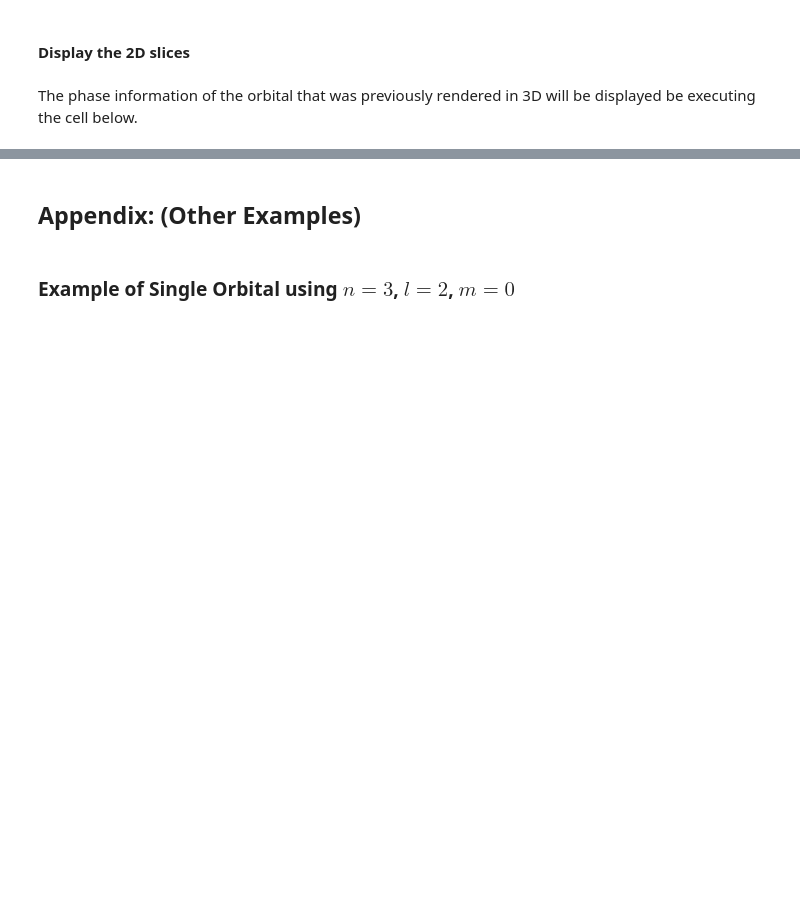
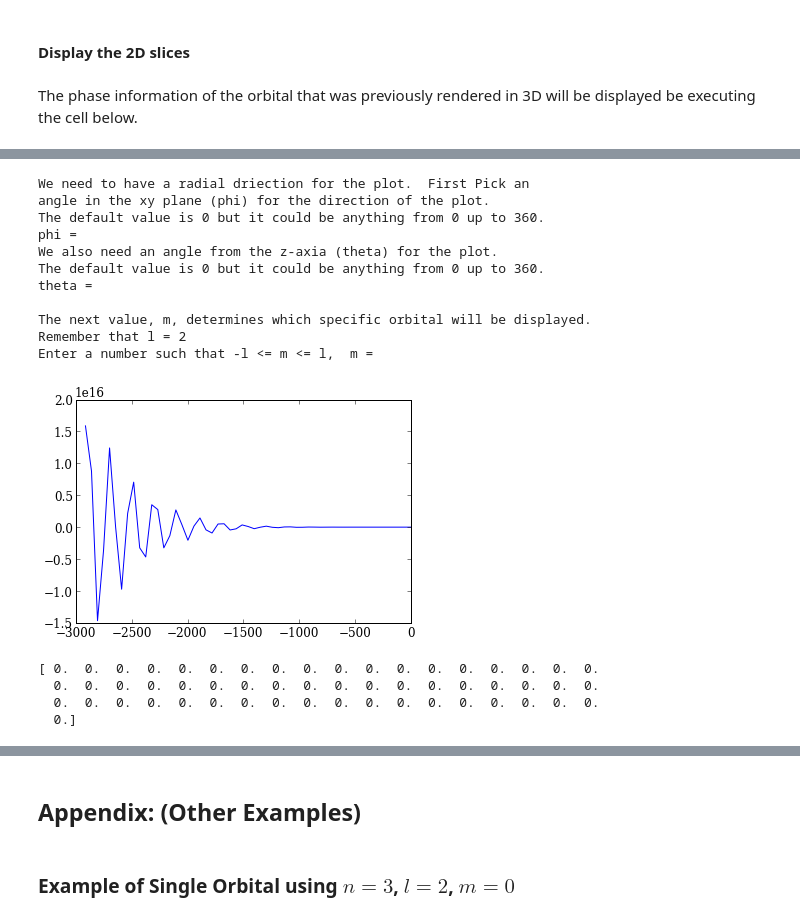
Before and after one commit to damontallen/Orbitals, a Jupyter notebook: Hydrogen Orbitals (Feb 18, 2014) (dynamic entry).ipynb, the cells around one changed output, grey strips where cells are left out. Cells and saved outputs as stored; diff of their text form; code cells hidden in the pictures; blank space fills up the shorter version.

```diff
--- a/Hydrogen Orbitals (Feb 18, 2014) (dynamic entry).ipynb
+++ b/Hydrogen Orbitals (Feb 18, 2014) (dynamic entry).ipynb
@@ -652,0 +665,54 @@ with warnings.catch_warnings():
+# %%
+def display_prob_amplitude():
+    """Displays the value of P from above as a plot
+    along a given angular direction as a function from
+    the center of the atom for a given value of m.
+    """
+    #phi
+    print("We need to have a radial driection for the plot.  First Pick an")
+    print("angle in the xy plane (phi) for the direction of the plot.")
+    print("The default value is 0 but it could be anything from 0 up to 360.")
+    phi_str = raw_input("phi = ")
+    phi_rad = 0 if phi_str=="" else np.deg2rad(float(phi_str))
+    #theta
+    print("We also need an angle from the z-axia (theta) for the plot.")
+    print("The default value is 0 but it could be anything from 0 up to 360.")
+    theta_str = raw_input("theta = ")
+    theta_rad = 0 if theta_str=="" else np.deg2rad(float(theta_str))
+     #m
+    print("\nThe next value, m, determines which specific orbital will be displayed.")
+    print("Remember that l = %s"%l_str)
+    m_str = raw_input("Enter a number such that -l <= m <= l,  m = ")
+    m = 0 if m_str=="" else [int(m_str)]
+    Prob = signed_prob(m)
+    rad_dis = np.array(range(0,55))*12*n*1.5j
+    p_amp = np.zeros(len(rad_dis))
+    real_rad = np.zeros(len(rad_dis))
+    for index, r in enumerate(rad_dis):
+        p_amp[index] = Prob(r,phi_rad,theta_rad)
+        real_rad[index] = r*1j
+#     print((np.size(rad_dis),len(p_amp)))
+    plt.plot(real_rad,p_amp)
+    return (real_rad,p_amp)
+
+rad_dis,p_amp=display_prob_amplitude()
+# %% [output]
+We need to have a radial driection for the plot.  First Pick an
+angle in the xy plane (phi) for the direction of the plot.
+The default value is 0 but it could be anything from 0 up to 360.
+phi =
+We also need an angle from the z-axia (theta) for the plot.
+The default value is 0 but it could be anything from 0 up to 360.
+theta =
+
+The next value, m, determines which specific orbital will be displayed.
+Remember that l = 2
+Enter a number such that -l <= m <= l,  m =
+[figure, added]
+# %%
+print(rad_dis)
+# %% [output]
+[ 0.  0.  0.  0.  0.  0.  0.  0.  0.  0.  0.  0.  0.  0.  0.  0.  0.  0.
+  0.  0.  0.  0.  0.  0.  0.  0.  0.  0.  0.  0.  0.  0.  0.  0.  0.  0.
+  0.  0.  0.  0.  0.  0.  0.  0.  0.  0.  0.  0.  0.  0.  0.  0.  0.  0.
+  0.]
```
Also changed, not shown: parts of 9 cells of this notebook.
